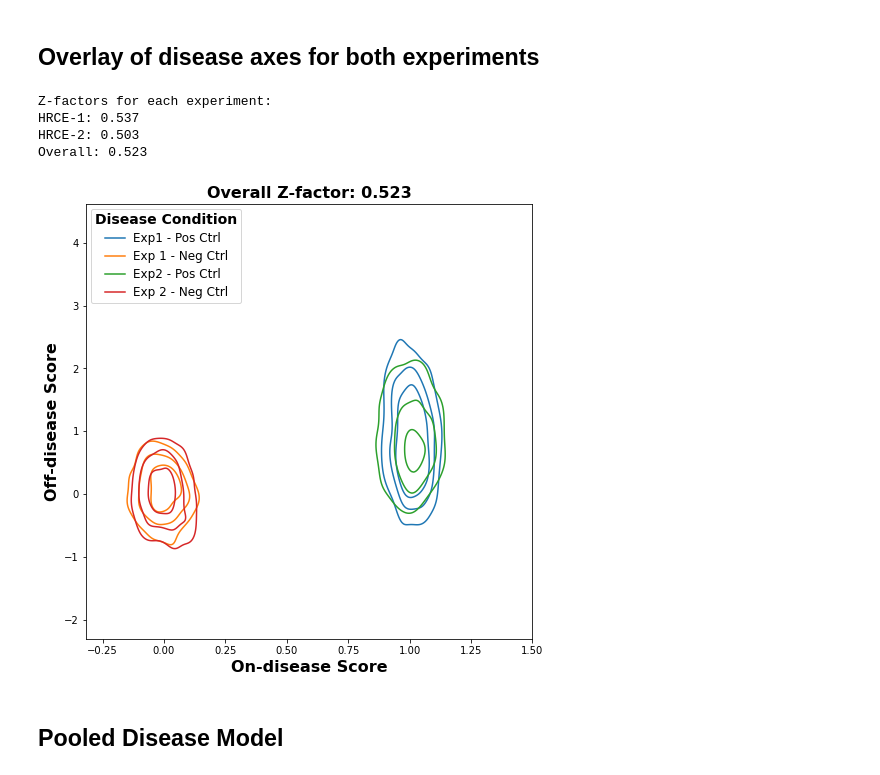
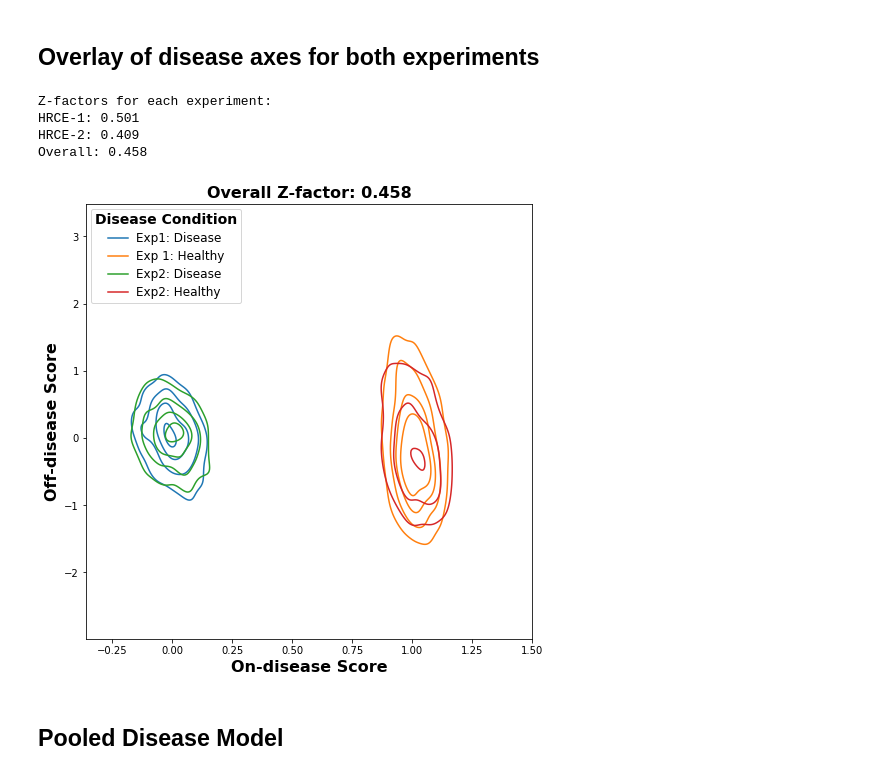
Before and after one commit to jainzana/shared_projects, a Jupyter notebook: _sources/Recursion_2019a_HRCE.ipynb, the cells around one changed output. Saved outputs shown, nothing was run; the diff lists cells and outputs as text; code cells hidden in the pictures.

Commit message:
Added hit scores

```diff
--- a/_sources/Recursion_2019a_HRCE.ipynb
+++ b/_sources/Recursion_2019a_HRCE.ipynb
@@ -124,9 +120,9 @@ metadata.drop(['well'], axis=1, inplace=True)
 metadata['group'] = np.select(
     [
     ((metadata.disease_condition=='Active') & (metadata.treatment=='None')),
+    ((metadata.disease_condition=='Inactive')),
+    ((metadata.disease_condition=='Active') & (metadata.treatment!='None')),
     ((metadata.disease_condition=='Mock')),
-    ((metadata.disease_condition=='Active') & (metadata.treatment!='None')),
-    ((metadata.disease_condition=='Inactive')),
     ((metadata.disease_condition=='None')),
     ],
     [
@@ -144,10 +140,10 @@ metadata.samp_group = metadata.samp_group.astype(int)
 
 # Save groups based on index for easier slicing later
 pos_ctrl = metadata[(metadata.disease_condition=='Active') & (metadata.treatment=='None')].index
-neg_ctrl = metadata[(metadata.disease_condition=='Mock') & (metadata.treatment=='None')].index
+neg_ctrl = metadata[(metadata.disease_condition=='Inactive') & (metadata.treatment=='None')].index
 all_active = metadata[metadata.disease_condition=='Active'].index
 main_ctrls = pos_ctrl.union(neg_ctrl)
-neg_ctrl_2 = metadata[(metadata.disease_condition=='Inactive') & (metadata.treatment=='None')].index
+neg_ctrl_2 = metadata[(metadata.disease_condition=='Mock') & (metadata.treatment=='None')].index
 # %% [markdown]
 # Exploratory Data Analysis
 # %% [markdown]
@@ -396,10 +393,10 @@ ax[1].legend(loc='center left', bbox_to_anchor=(1, 0.5));
 
 features_mp = features_norm.copy()
 
-max_iter = 2
+max_iter = 4
 
 for exp in metadata.experiment.unique():
-  for group in [neg_ctrl, all_active]:
+  for group in [neg_ctrl, neg_ctrl_2, all_active]:
     curr = features_mp[(metadata.experiment == exp)].join(metadata[['well_col', 'well_row']])
     curr = curr.loc[curr.index.intersection(group)].set_index(['well_col', 'well_row'], append=True)
 
@@ -510,7 +507,7 @@ for exp in metadata.experiment.unique():
   pca_feats.loc[tx_idx.intersection(exp_idx)] = pca.transform(pca_feats.loc[tx_idx.intersection(exp_idx)])
 
   # Determine how many PCs to keep based on threshold of overall variance explained
-  thresh = 0.98
+  thresh = 0.95
   curr_pca_idx = pd.Series(pca.explained_variance_ratio_).cumsum().sub(thresh).abs().idxmin()
   # Just use the max number of PCs needed to explain at least thresh% variance across each experiment
   if curr_pca_idx > pca_idx:
@@ -582,8 +579,8 @@ Outliers dropped for HRCE-2, Active: 2.7%
 # Fit Classifier and Create Disease Axis
 # %%
 # Fit Classifier
-model = LogisticRegression(C=0.001, max_iter=10000)
-# model = LinearDiscriminantAnalysis() # Deafult LDA yields similar results to LR with regularization
+#model = LogisticRegression(C=0.001, max_iter=10000)
+model = LinearDiscriminantAnalysis() # Deafult LDA yields similar results to LR with regularization
 
 # Initialize dataframes to contain results of interest
 disease_scores = pd.DataFrame(index=pca_final.index, columns = ['on_disease_score', 'off_disease_score'] + list(metadata.columns))
@@ -628,6 +625,7 @@ for exp in metadata.experiment.unique():
   mean_neg = curr_scores.loc[curr_data.index.intersection(neg_ctrl)].mean()
   curr_scores['on_disease_score'] = curr_scores['on_disease_score'].apply(lambda x: (x - mean_neg.on_disease_score) / (mean_pos.on_disease_score - mean_neg.on_disease_score))
   curr_scores['off_disease_score'] = curr_scores['off_disease_score'].apply(lambda x: (x - mean_neg.off_disease_score) / (mean_pos.off_disease_score - mean_neg.off_disease_score))
+  curr_scores.off_disease_score -= curr_scores.on_disease_score # linear adjustment to get them on the same axis
 
   # Calculate the Z-factor based on the on-disease score
   sd_pos = curr_scores.loc[curr_data.index.intersection(pos_ctrl)].on_disease_score.std()
@@ -655,32 +653,32 @@ HRCE-2 Classification Accuracy: 1.000
 # %%
 # Plot the controls and experiments to qualitatively examine agreement between experiments
 plt.figure(figsize=(8,8));
 ctrl_mask = main_ctrls.intersection(disease_scores.index)
 print('Z-factors for each experiment:')
 for ii in range(len(Zfactor)):
   print('{}: {:.3f}'.format(Zfactor.index[ii], Zfactor[ii]))
-fig = sns.kdeplot(x='on_disease_score', y='off_disease_score', data=disease_scores.loc[ctrl_mask], hue=disease_scores.loc[ctrl_mask][['experiment', 'disease_condition']].apply(tuple, axis=1), levels=[0.25, 0.5, 0.75]);
+fig = sns.kdeplot(x='on_disease_score', y='off_disease_score', data=disease_scores.loc[ctrl_mask], hue=disease_scores.loc[ctrl_mask][['experiment', 'disease_condition']].apply(tuple, axis=1), levels=[0.25, 0.5, 0.75, 0.9]);
 plt.xlabel('On-disease Score', fontdict={'weight': 'bold', 'size': 16});
 plt.xticks(np.arange(-0.25, 1.75, 0.25));
 plt.ylabel('Off-disease Score', fontdict={'weight': 'bold', 'size': 16});
 plt.title('Overall Z-factor: {:.3f}'.format(Zfactor.loc['Overall']), fontdict={'weight': 'bold', 'size': 16});
 
 sns.move_legend(fig, loc='upper left')
 
 # Update legend
 lgnd = fig.get_legend()
 lgnd.set_title('Disease Condition');
-new_labels = ['Exp1 - Pos Ctrl', 'Exp 1 - Neg Ctrl', 'Exp2 - Pos Ctrl', 'Exp 2 - Neg Ctrl']
+new_labels = ['Exp1: Disease', 'Exp 1: Healthy', 'Exp2: Disease', 'Exp2: Healthy']
 for t, l in zip(lgnd.texts, new_labels):
     t.set_text(l);
 plt.setp(lgnd.get_texts(), fontsize='12');
 plt.setp(lgnd.get_title(), fontsize='14', fontweight='bold');
 # %% [output]
 Z-factors for each experiment:
-HRCE-1: 0.537
-HRCE-2: 0.503
-Overall: 0.523
+HRCE-1: 0.501
+HRCE-2: 0.409
+Overall: 0.458
-[figure, old version]
+[figure, new version]
 # %% [markdown]
 ## Pooled Disease Model
 # %%
```
Also changed, not shown: parts of 25 cells of this notebook, 28 other files.
